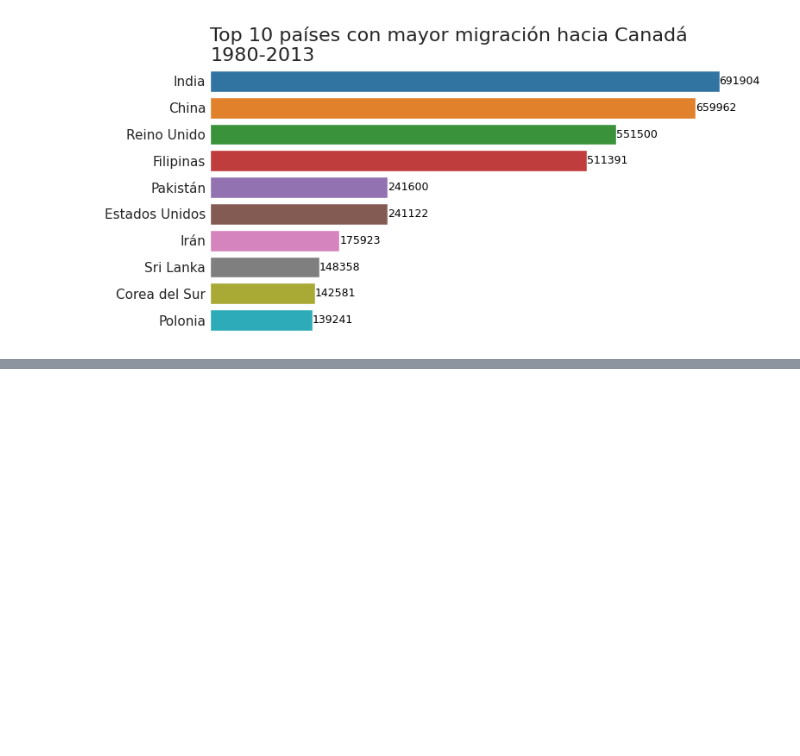
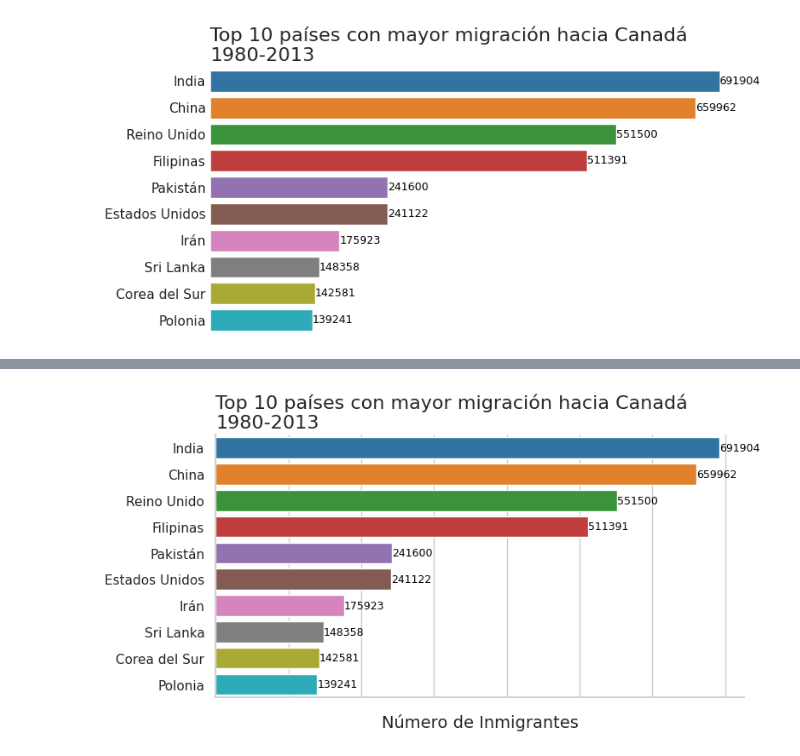
Before and after one commit to betuka1007/Ventas-de-cliente-Alura, a Jupyter notebook: Visualización_de_datos_con_Python.ipynb, the cells around one changed output, grey strips where cells are left out. Cells and saved outputs as stored; diff of their text form; code cells hidden in the pictures; blank space fills up the shorter version.

```diff
--- a/Visualización_de_datos_con_Python.ipynb
+++ b/Visualización_de_datos_con_Python.ipynb
@@ -521,0 +545,5 @@ generar_grafico('tab10')
+# %%
+sns.set_theme(style='whitegrid')
+generar_grafico('tab10')
+# %% [output]
+[figure, added]
```
Also changed, not shown: parts of 4 cells of this notebook.
